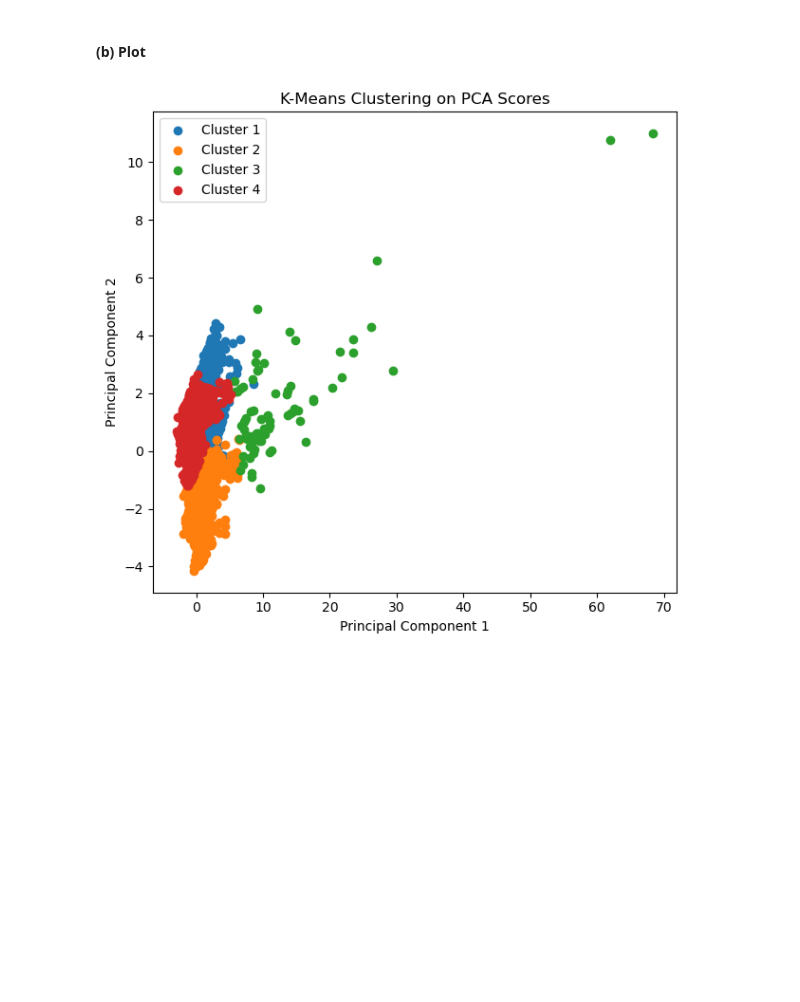
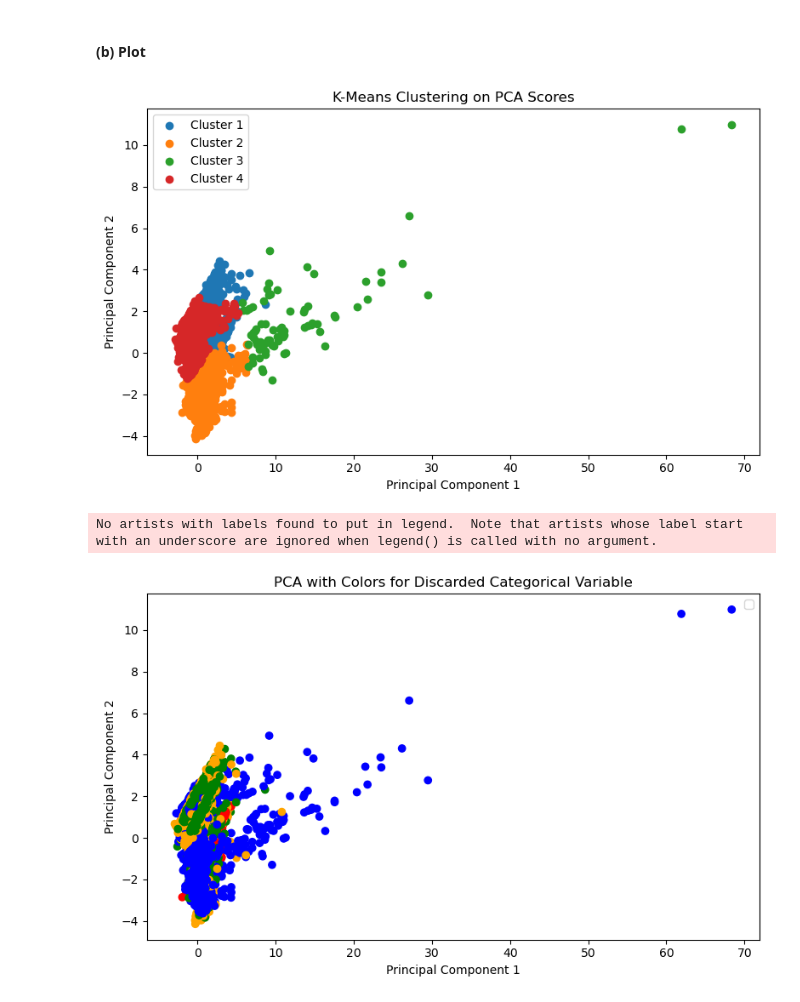
Before and after one commit to LisonLau/CITS5508-Assignments, a Jupyter notebook: Assignment 3 (20%)/assig3_23123849..ipynb, the cells around one changed output. Drawn from its saved outputs; the diff is of its cells as text; code cells hidden in the pictures; blank space fills up the shorter version.

```diff
--- a/Assignment 3 (20%)/assig3_23123849..ipynb
+++ b/Assignment 3 (20%)/assig3_23123849..ipynb
@@ -91,6 +105,11 @@ numerical_columns = ['longitude', 'latitude', 'housingMedianAge', 'totalRooms',
 # %%
 # Create dataset 1
 data1 = pd.get_dummies(dataset, columns=['oceanProximity'], drop_first=True)
+
+# Make sure target column is at the end
+data1_target_temp = data1['medianHouseValue']
+data1 = data1.drop('medianHouseValue', axis=1)
+data1['medianHouseValue'] = data1_target_temp
 
 # Create dataset 2
 data2 = data1.copy()
@@ -209,7 +220,12 @@ data3['meanRooms'] = data3['totalRooms'] / data3['households']
 data3['meanBedrooms'] = data3['totalBedrooms'] / data3['households']
 data3['meanOccupation'] = data3['population'] / data3['households']
 deleted_columns = ['totalRooms', 'totalBedrooms', 'population', 'households']
-data3 = data3.drop(deleted_columns, axis=1)
+data3 = data3.drop(deleted_columns, axis=1)     # Remove 4 columns
+
+# Make sure target column is at the end
+data3_target_temp = data3['medianHouseValue']
+data3 = data3.drop('medianHouseValue', axis=1)
+data3['medianHouseValue'] = data3_target_temp
 
 # Split data3 into training and test sets and standardise the datasets
 X3_train_scaled, X3_test_scaled, X3_train, X3_test, y3_train, y3_test = split_and_standardise(data3)
@@ -736,11 +727,10 @@ clusters_pca = fcluster(Z_pca, 4, criterion='maxclust')
 
 # Scatterplot of the first two principal components with different colors for each cluster
 plt.figure(figsize=(10, 6))
-colors = ['r', 'g', 'b', 'y']
-for i in range(1, 5):
+for i in range(4):
     x_scatter = data4_pca[clusters_pca == i, 0]
     y_scatter = data4_pca[clusters_pca == i, 1]
-    plt.scatter(x_scatter, y_scatter, c=colors[i-1], label=f'Cluster {i}')
+    plt.scatter(x_scatter, y_scatter, label=f'Cluster {i+1}')
 plt.xlabel('Principal Component 1')
 plt.ylabel('Principal Component 2')
 plt.title('PCA Scatterplot with Hierarchical Clustering')
@@ -757,12 +747,11 @@ kmeans = KMeans(n_clusters=4, random_state=5508)
 clusters_pca_kmeans = kmeans.fit_predict(data4_pca)
 
 # Scatterplot of the first two principal components with different colors for each cluster
-plt.figure(figsize=(10, 6))
-colors = ['r', 'g', 'b', 'y']
+plt.figure(figsize=(8, 6))
 for i in range(4):
     x_scatter = data4_pca[clusters_pca_kmeans == i, 0]
     y_scatter = data4_pca[clusters_pca_kmeans == i, 1]
-    plt.scatter(data4_pca[clusters_pca_kmeans == i, 0], data4_pca[clusters_pca_kmeans == i, 1], c=colors[i], label=f'Cluster {i+1}')
+    plt.scatter(x_scatter, y_scatter, label=f'Cluster {i+1}')
 plt.xlabel('Principal Component 1')
 plt.ylabel('Principal Component 2')
 plt.title('PCA Scatterplot with K-means Clustering')
@@ -829,20 +794,39 @@ Optimal value of k for clustering: 4
 # %%
 # Apply KMeans with the optimal k value
 kmeans = KMeans(n_clusters=optimal_k, random_state=5508)
 clusters = kmeans.fit_predict(data4_scaled)
 
 # Plot the k groups on the first two principal component scores
-plt.figure(figsize=(12, 6))
-plt.subplot(1, 2, 1)
+plt.figure(figsize=(8, 5))
 for i in range(optimal_k):
-    plt.scatter(data4_pca[clusters == i, 0], data4_pca[clusters == i, 1], label=f'Cluster {i+1}')
+    x_scatter = data4_pca[clusters == i, 0]
+    y_scatter = data4_pca[clusters == i, 1]
+    plt.scatter(x_scatter, y_scatter, label=f'Cluster {i+1}')
 plt.xlabel('Principal Component 1')
 plt.ylabel('Principal Component 2')
 plt.title('K-Means Clustering on PCA Scores')
 plt.legend()
 plt.tight_layout()
 plt.show()
 
 # Plot the first principal component scores with colors based on the deleted categorical variable
+color_mapping = {
+    'NEAR BAY': 'red',
+    '<1H OCEAN': 'green',
+    'INLAND': 'blue',
+    'NEAR OCEAN': 'orange',
+    'ISLAND': 'yellow'
+}
+color_labels = dataset['oceanProximity'].map(color_mapping)
+plt.figure(figsize=(8, 5))
+plt.scatter(data4_pca[:, 0], data4_pca[:, 1], c=color_labels)
+plt.xlabel('Principal Component 1')
+plt.ylabel('Principal Component 2')
+plt.title('PCA with Colors for Discarded Categorical Variable')
+plt.legend()
+plt.tight_layout()
+plt.show()
 # %% [output]
-[figure, old version]
+[figure, new version]
+No artists with labels found to put in legend.  Note that artists whose label start with an underscore are ignored when legend() is called with no argument.
+[figure, added]
```
Also changed, not shown: parts of 13 cells of this notebook.
